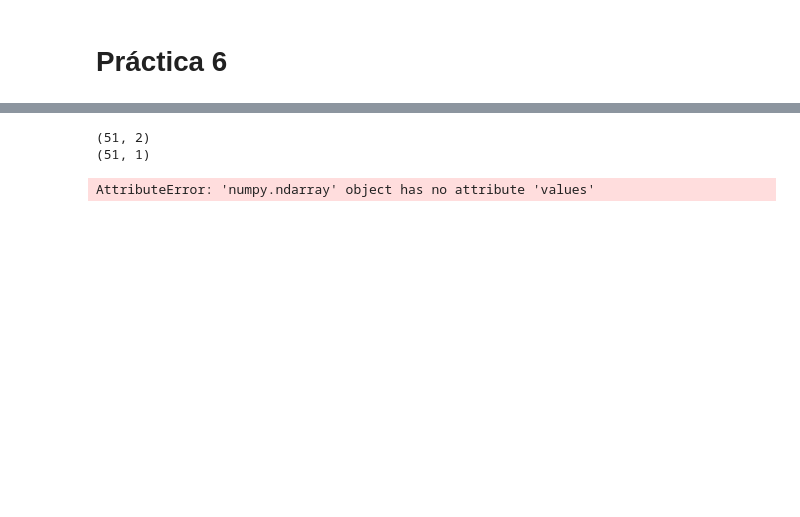
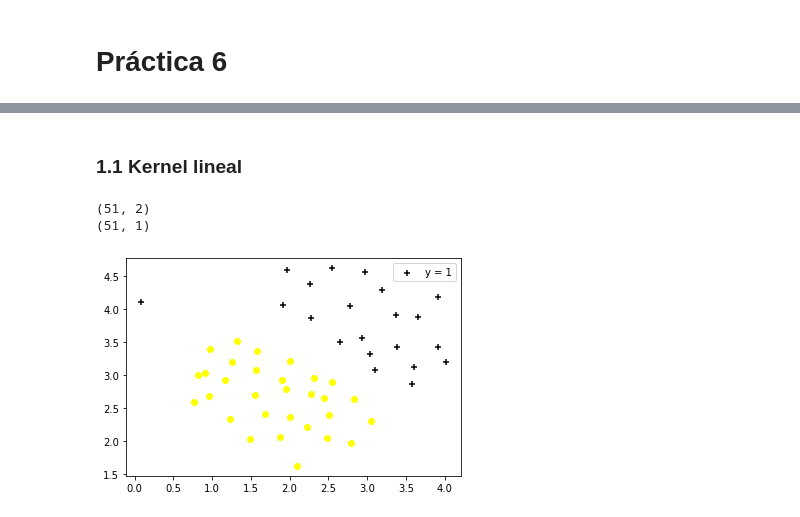
Before and after one commit to anamarsabi/Aprendizaje-Automatico-UCM, a Jupyter notebook: Practica 6/Practica6.ipynb, the cells around one changed output, grey strips where cells are left out. Saved outputs shown, nothing was run; the diff lists cells and outputs as text; code cells hidden in the pictures; blank space fills up the shorter version.

```diff
--- a/Practica 6/Practica6.ipynb
+++ b/Practica 6/Practica6.ipynb
@@ -8,3 +10,5 @@ from sklearn.svm import SVC
+# %% [markdown]
+### 1.1 Kernel lineal
 # %%
 mat = loadmat('ex6data1.mat')
 X = mat.get("X")
@@ -15,8 +19,16 @@ print(y.shape)
 # %% [output]
 (51, 2)
 (51, 1)
-# %%
-svm = SVC(kernel='linear', C=1.0)
-svm.fit(X,y.values.ravel())
-# %% [output]
-AttributeError: 'numpy.ndarray' object has no attribute 'values'
+# %%
+def plot_data(X, y):
+    pos = (y == 1).ravel()
+    neg = (y == 0).ravel()
+
+    plt.figure()
+    plt.scatter(X[pos,0], X[pos,1], color='black', marker='+', label = 'y = 1')
+    plt.scatter(X[neg,0], X[neg,1], color='yellow', marker='o', label = 'y = 0')
+    plt.legend(loc = 'best', bbox_to_anchor=(1,1))
+# %%
+plot_data(X, y)
+# %% [output]
+[figure, added]
```
Also changed, not shown: parts of 12 cells of this notebook, 2 other files.
